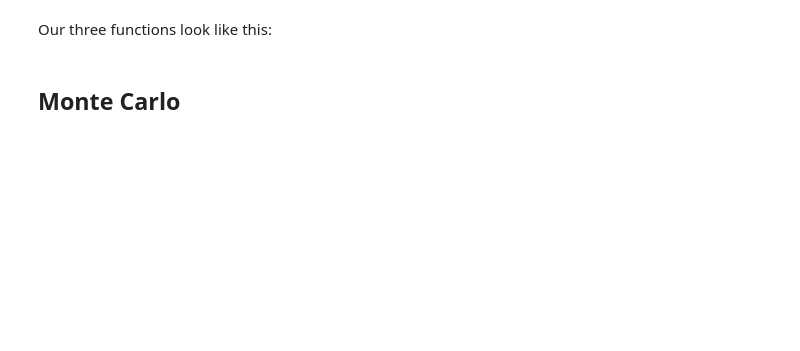
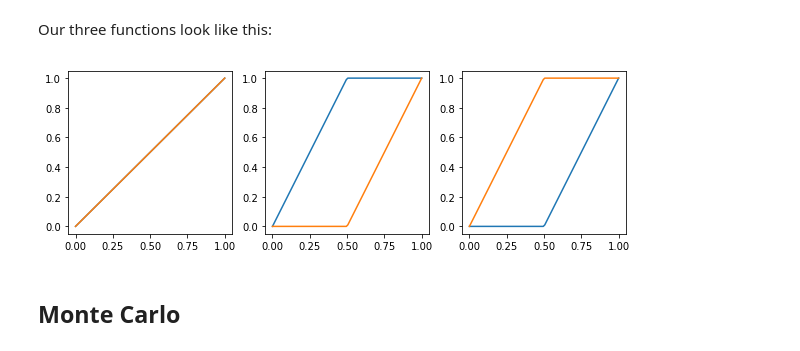
Before and after one commit to jlmaccal/decomp_notebooks, a Jupyter notebook: double_harmonic.ipynb, the cells around one changed output. Cells and saved outputs as stored; diff of their text form; code cells hidden in the pictures; blank space fills up the shorter version.

```diff
--- a/double_harmonic.ipynb
+++ b/double_harmonic.ipynb
@@ -65,7 +67,7 @@ def f2(lambda_):
 
 def f3(lambda_):
     """g() first, then f()"""
-    assert lambda_ >= 0 and lambda_ <=p 1
+    assert lambda_ >= 0 and lambda_ <= 1
     if lambda_ >= 0.5:
         return 2.0 * (lambda_ - 0.5), 2.0
     else:
@@ -79,15 +79,18 @@ SyntaxError: invalid syntax (<ipython-input-37-8d8576481065>, line 15)
 Our three functions look like this:
 # %%
 lambdas = np.linspace(0, 1, 100)
-pp.subplot(3, 1, 1)
-pp.plot(lambdas, [f1(lam) for lam in lambdas])
-pp.plot(lambdas, [g1(lam) for lam in lambdas])
-pp.subplot(3, 1, 2)
-pp.plot(lambdas, [f2(lam) for lam in lambdas])
-pp.plot(lambdas, [g2(lam) for lam in lambdas])
-pp.subplot(3, 1, 3)
-pp.plot(lambdas, [f3(lam) for lam in lambdas])
-pp.plot(lambdas, [g3(lam) for lam in lambdas]);
+pp.figure(figsize=(10, 3))
+pp.subplot(1, 3, 1)
+pp.plot(lambdas, [f1(lam)[0] for lam in lambdas])
+pp.plot(lambdas, [g1(lam)[0] for lam in lambdas])
+pp.subplot(1, 3, 2)
+pp.plot(lambdas, [f2(lam)[0] for lam in lambdas])
+pp.plot(lambdas, [g2(lam)[0] for lam in lambdas])
+pp.subplot(1, 3, 3)
+pp.plot(lambdas, [f3(lam)[0] for lam in lambdas])
+pp.plot(lambdas, [g3(lam)[0] for lam in lambdas]);
+# %% [output]
+[figure, added]
 # %% [markdown]
 ## Monte Carlo
 # %%
```
Also changed, not shown: parts of 89 cells of this notebook.
